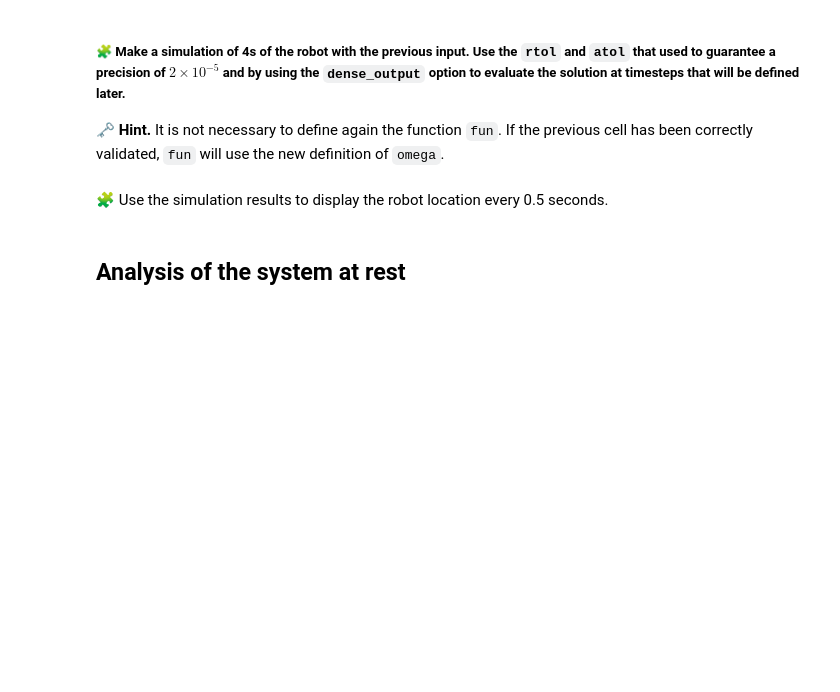
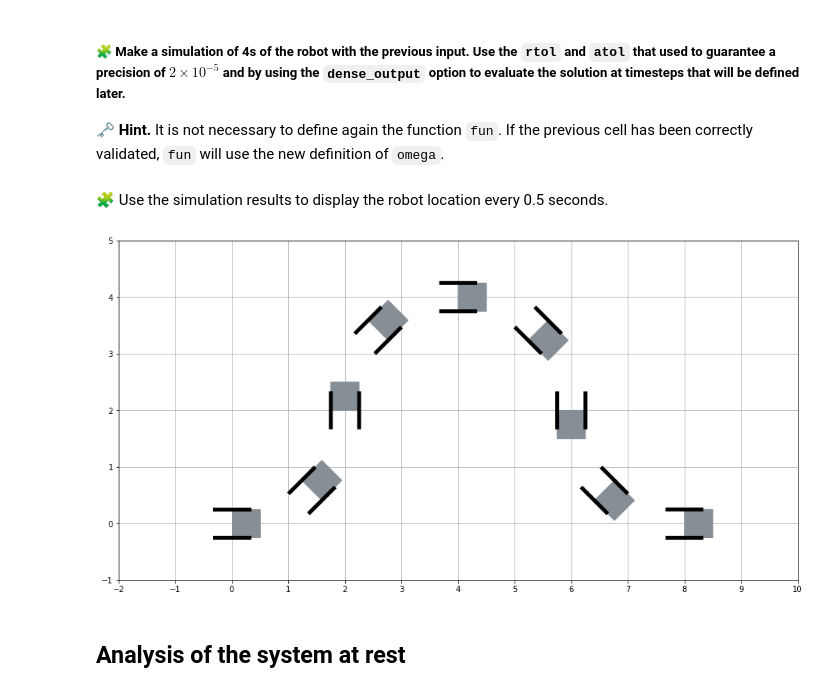
Before and after one commit to wish949/control-engineering-with-python-project-2022-2023, a Jupyter notebook: Project-2.ipynb, the cells around one changed output. Drawn from its saved outputs; the diff is of its cells as text; code cells hidden in the pictures; blank space fills up the shorter version.

```diff
--- a/Project-2.ipynb
+++ b/Project-2.ipynb
@@ -284,2 +282,11 @@ pass
+# %%
+r = solve_ivp(
+    fun=fun,
+    t_span=(0.0, 4.0),
+    y0=[0.0, 0.0, 0.0],
+    rtol=1e-6,
+    atol=1e-12,
+    dense_output=True
+)
 # %% [markdown]
 🧩 Use the simulation results to display the robot location every 0.5 seconds.
@@ -288,3 +293,11 @@ pass
+# %%
+t = linspace(0.0, 4.0, 4*2+1)
+sol_t = r["sol"](t)
+draw_arena(-2, 10, -1, 5)
+for x, y, theta in sol_t.T:
+    draw_wheelchair(x, y, theta)
+# %% [output]
+[figure, added]
 # %% [markdown]
 ## Analysis of the system at rest
 # %% [markdown]
```
Also changed, not shown: parts of 7 cells of this notebook.
